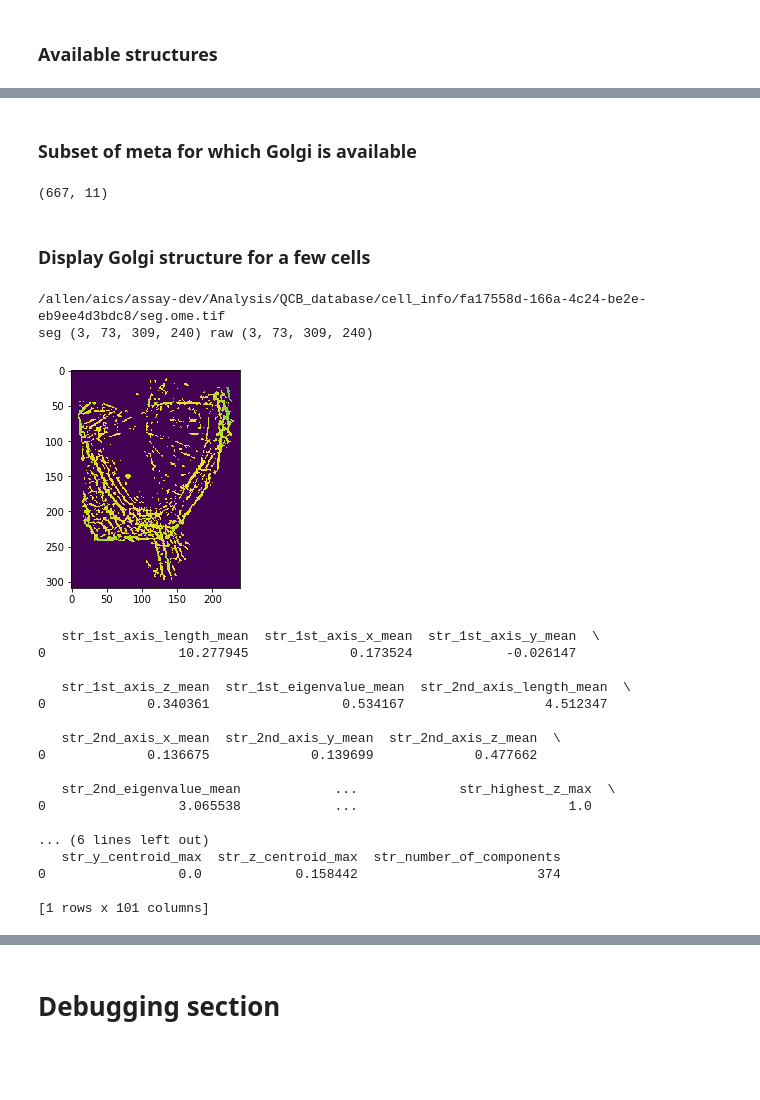
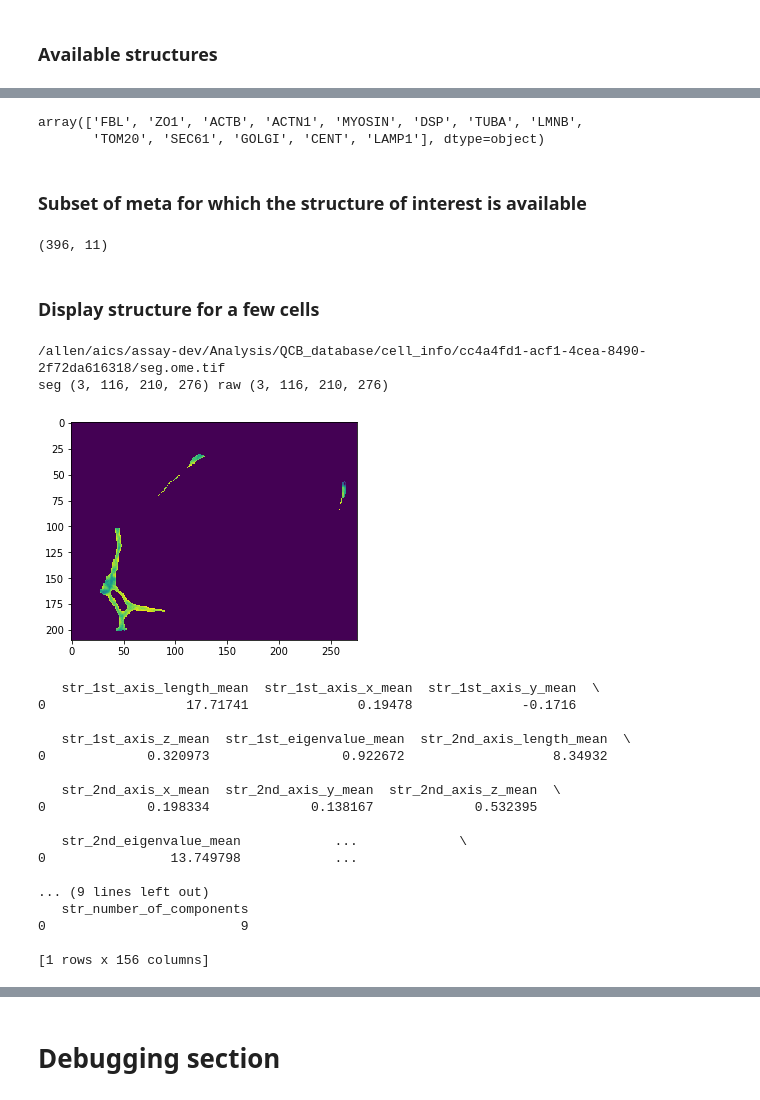
Before and after one commit to AllenInstitute/qcb-analysis, a Jupyter notebook: data-scripts/misc/inspect_ds.ipynb, the cells around one changed output, grey strips where cells are left out. Drawn from its saved outputs; the diff is of its cells as text; code cells hidden in the pictures; blank space fills up the shorter version.

```diff
--- a/data-scripts/misc/inspect_ds.ipynb
+++ b/data-scripts/misc/inspect_ds.ipynb
@@ -51,47 +29,53 @@ array(['FBL', 'ZO1', 'ACTB', 'ACTN1', 'MYOSIN', 'DSP', 'TUBA', 'LMNB',
+# %%
+df_meta['structure_name'].unique()
+# %% [output]
+array(['FBL', 'ZO1', 'ACTB', 'ACTN1', 'MYOSIN', 'DSP', 'TUBA', 'LMNB',
+       'TOM20', 'SEC61', 'GOLGI', 'CENT', 'LAMP1'], dtype=object)
 # %% [markdown]
-### Subset of meta for which Golgi is available
+### Subset of meta for which the structure of interest is available
 # %%
-df_meta_golgi = df_meta.loc[df_meta.structure_name=='MYOSIN']
-df_meta_golgi = df_meta_golgi.reset_index(drop=True)
-df_meta_golgi.shape
+df_meta_str = df_meta.loc[df_meta.structure_name=='ZO1']
+df_meta_str = df_meta_str.reset_index(drop=True)
+df_meta_str.shape
 # %% [output]
-(667, 11)
+(396, 11)
 # %% [markdown]
-### Display Golgi structure for a few cells
+### Display structure for a few cells
 # %%
 rootf = '/allen/aics/assay-dev/Analysis/QCB_database/cell_info'
 # %%
-cids = np.random.randint(df_meta_golgi.shape[0], size=1)
+cids = np.random.randint(df_meta_str.shape[0], size=1)
+cids = [0]
 for cid in cids:
-    seg_path = os.path.join(rootf,df_meta_golgi.cell_id[cid],'seg.ome.tif')
-    raw_path = os.path.join(rootf,df_meta_golgi.cell_id[cid],'raw.ome.tif')
+    seg_path = os.path.join(rootf,df_meta_str.cell_id[cid],'seg.ome.tif')
+    raw_path = os.path.join(rootf,df_meta_str.cell_id[cid],'raw.ome.tif')
     print(seg_path)
     SEG = skio.imread(seg_path)
     RAW = skio.imread(raw_path)
     print('seg',SEG.shape,'raw',RAW.shape)
     plt.imshow(np.max(RAW[2,:,:,:],axis=0)*np.max(SEG[2,:,:,:],axis=0)) # channels: 0-dna, 1-mem
     plt.show()
 
-df = structure.GetFeatures(None, seg=SEG[2,:,:,:])
+df = structure.get_features(img=RAW[2,:,:,:]*SEG[2,:,:,:], extra_features=["network"])
 print(df.head())
 # %% [output]
-/allen/aics/assay-dev/Analysis/QCB_database/cell_info/fa17558d-166a-4c24-be2e-eb9ee4d3bdc8/seg.ome.tif
-seg (3, 73, 309, 240) raw (3, 73, 309, 240)
+/allen/aics/assay-dev/Analysis/QCB_database/cell_info/cc4a4fd1-acf1-4cea-8490-2f72da616318/seg.ome.tif
+seg (3, 116, 210, 276) raw (3, 116, 210, 276)
-[figure, old version]
+[figure, new version]
    str_1st_axis_length_mean  str_1st_axis_x_mean  str_1st_axis_y_mean  \
-0                 10.277945             0.173524            -0.026147
+0                  17.71741              0.19478              -0.1716
 
    str_1st_axis_z_mean  str_1st_eigenvalue_mean  str_2nd_axis_length_mean  \
-0             0.340361                 0.534167                  4.512347
+0             0.320973                 0.922672                   8.34932
 
    str_2nd_axis_x_mean  str_2nd_axis_y_mean  str_2nd_axis_z_mean  \
-0             0.136675             0.139699             0.477662
+0             0.198334             0.138167             0.532395
 
-   str_2nd_eigenvalue_mean            ...             str_highest_z_max  \
-0                 3.065538            ...                           1.0
+   str_2nd_eigenvalue_mean            ...             \
+0                13.749798            ...
 
-... (6 lines left out)
-   str_y_centroid_max  str_z_centroid_max  str_number_of_components
-0                 0.0            0.158442                       374
+... (9 lines left out)
+   str_number_of_components
+0                         9
 
-[1 rows x 101 columns]
+[1 rows x 156 columns]
```
Also changed, not shown: parts of 8 cells of this notebook, 18 other files.
